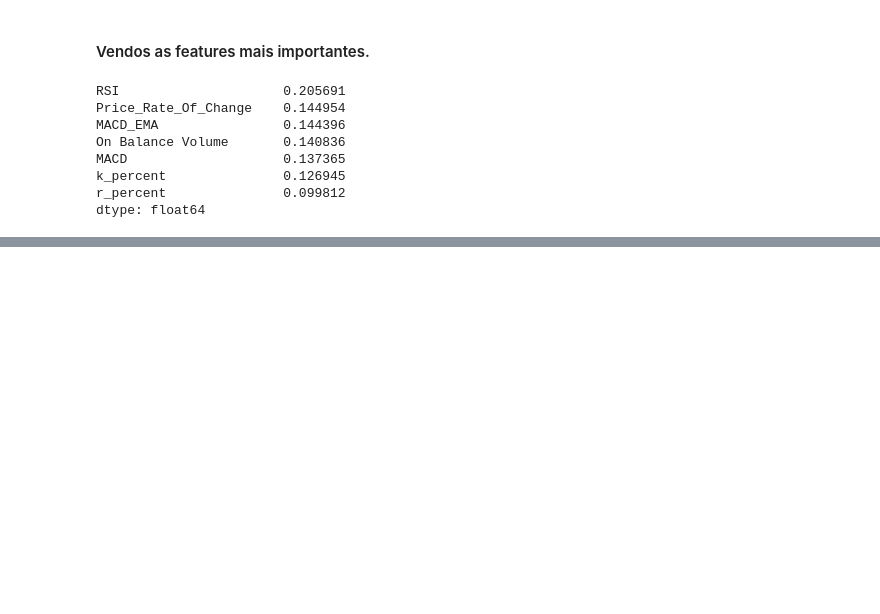
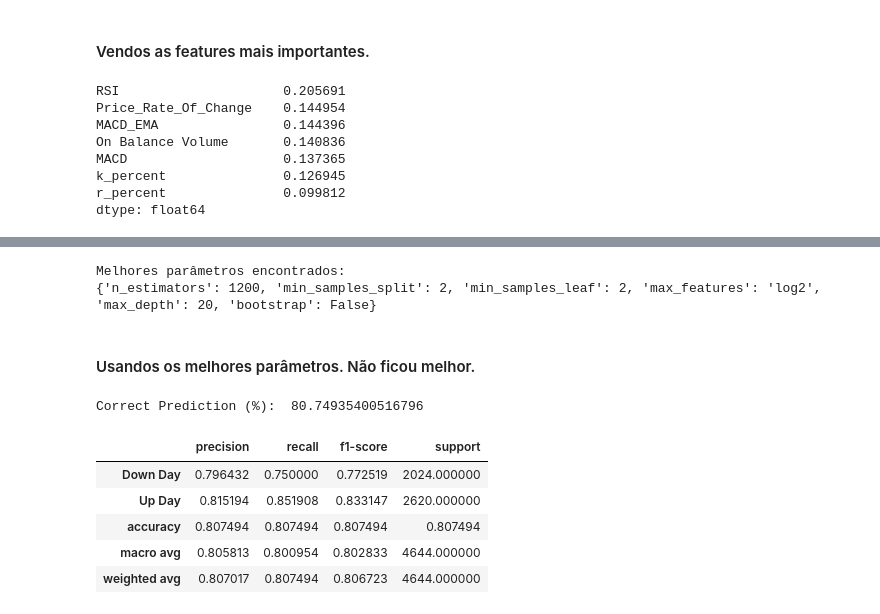
Before and after one commit to Bruno-Santana-Eco/TCC_Machine_learning, a Jupyter notebook: Random Forest 1.ipynb, the cells around one changed output, grey strips where cells are left out. Saved outputs shown, nothing was run; the diff lists cells and outputs as text; code cells hidden in the pictures; blank space fills up the shorter version.

Commit message:
Melhoria não deu bom

```diff
--- a/Random Forest 1.ipynb
+++ b/Random Forest 1.ipynb
@@ -796,0 +824,58 @@ print(random_grid)
+# %%
+best_params = rf_random.best_params_
+
+print("Melhores parâmetros encontrados:")
+print(best_params)
+# %% [output]
+Melhores parâmetros encontrados:
+{'n_estimators': 1200, 'min_samples_split': 2, 'min_samples_leaf': 2, 'max_features': 'log2', 'max_depth': 20, 'bootstrap': False}
+# %% [markdown]
+#### Usandos os melhores parâmetros. Não ficou melhor.
+# %%
+# Grab our X & Y Columns.
+X_Cols = price_data[['RSI', 'k_percent', 'r_percent', 'Price_Rate_Of_Change', 'MACD', 'MACD_EMA', 'On Balance Volume']]
+Y_Cols = price_data['Prediction']
+
+# Split X and y into X_
+X_train, X_test, y_train, y_test = train_test_split(X_Cols, Y_Cols, random_state = 0)
+
+# Create a Random Forest Classifier with the best parameters found
+rand_frst_clf = RandomForestClassifier(
+    n_estimators = 1200,        # Best parameter: 1200 estimators
+    min_samples_split = 2,      # Best parameter: min_samples_split = 2
+    min_samples_leaf = 2,       # Best parameter: min_samples_leaf = 2
+    max_features = 'log2',      # Best parameter: max_features = 'log2'
+    max_depth = 20,             # Best parameter: max_depth = 20
+    bootstrap = True,           # Set bootstrap=True to enable out-of-bag estimation
+    oob_score = True,           # Optionally keep oob_score if you want out-of-bag score
+    criterion = "gini",        # Default criterion (can be changed if needed)
+    random_state = 0
+)
+
+# Fit the data to the model
+rand_frst_clf.fit(X_train, y_train)
+
+# Make predictions
+y_pred = rand_frst_clf.predict(X_test)
+
+# Print the Accuracy of our Model
+print('Correct Prediction (%): ', accuracy_score(y_test, rand_frst_clf.predict(X_test), normalize=True) * 100.0)
+# %% [output]
+Correct Prediction (%):  80.74935400516796
+# %%
+# Define the traget names
+target_names = ['Down Day', 'Up Day']
+
+# Build a classifcation report
+report = classification_report(y_true = y_test, y_pred = y_pred, target_names = target_names, output_dict = True)
+
+# Add it to a data frame, transpose it for readability.
+report_df = pd.DataFrame(report).transpose()
+report_df
+# %% [output]
+|  | precision | recall | f1-score | support |
+| Down Day | 0.796432 | 0.750000 | 0.772519 | 2024.000000 |
+| Up Day | 0.815194 | 0.851908 | 0.833147 | 2620.000000 |
+| accuracy | 0.807494 | 0.807494 | 0.807494 | 0.807494 |
+| macro avg | 0.805813 | 0.800954 | 0.802833 | 4644.000000 |
+| weighted avg | 0.807017 | 0.807494 | 0.806723 | 4644.000000 |
```
Also changed, not shown: parts of 2 cells of this notebook.
